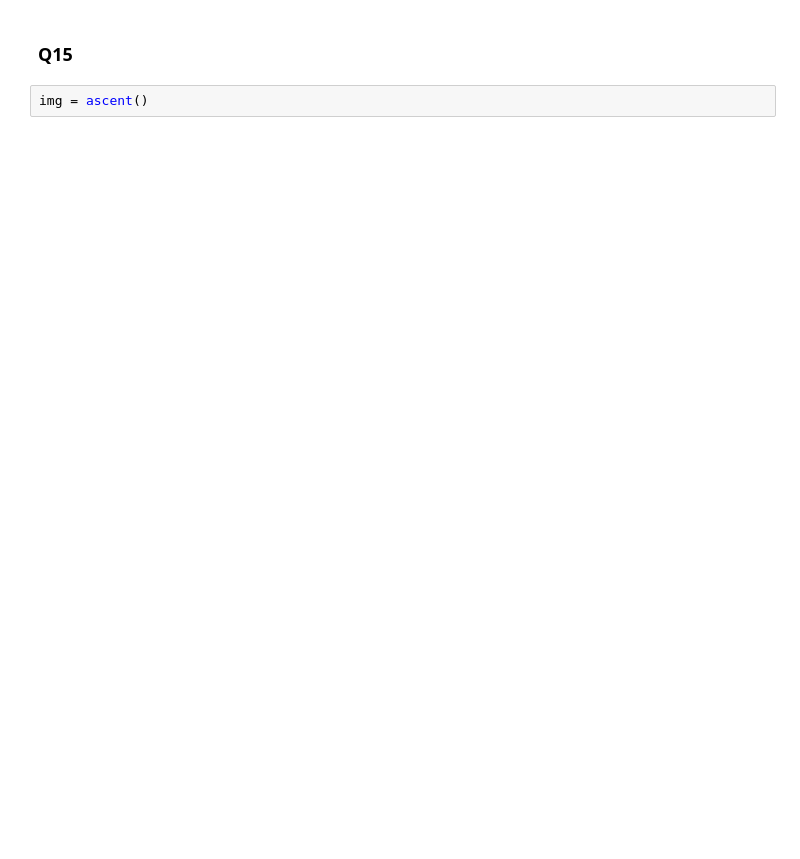
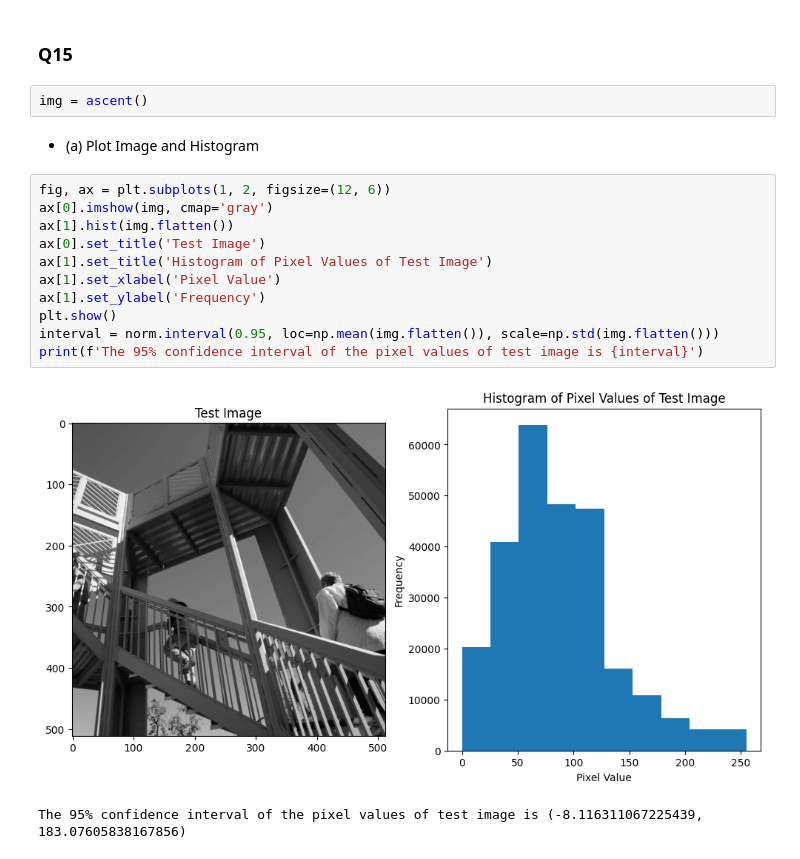
Before and after one commit to mikami520/MBP1201H-Biostats, a Jupyter notebook: Final Exam/FINAL_TEMPLATE.ipynb, the cells around one changed output. Saved outputs shown, nothing was run; the diff lists cells and outputs as text; blank space fills up the shorter version.

```diff
--- a/Final Exam/FINAL_TEMPLATE.ipynb
+++ b/Final Exam/FINAL_TEMPLATE.ipynb
@@ -286,3 +331,19 @@ plt.show()
 ### Q15
 # %%
 img = ascent()
+# %% [markdown]
+- (a) Plot Image and Histogram
+# %%
+fig, ax = plt.subplots(1, 2, figsize=(12, 6))
+ax[0].imshow(img, cmap='gray')
+ax[1].hist(img.flatten())
+ax[0].set_title('Test Image')
+ax[1].set_title('Histogram of Pixel Values of Test Image')
+ax[1].set_xlabel('Pixel Value')
+ax[1].set_ylabel('Frequency')
+plt.show()
+interval = norm.interval(0.95, loc=np.mean(img.flatten()), scale=np.std(img.flatten()))
+print(f'The 95% confidence interval of the pixel values of test image is {interval}')
+# %% [output]
+[figure, added]
+The 95% confidence interval of the pixel values of test image is (-8.116311067225439, 183.07605838167856)
```
Also changed, not shown: parts of 16 cells of this notebook.
